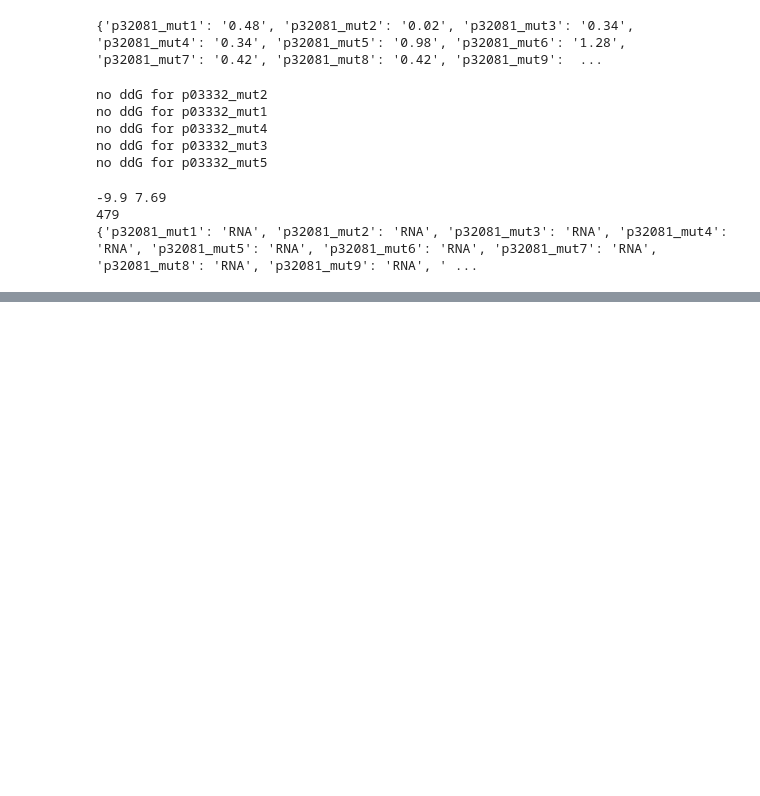
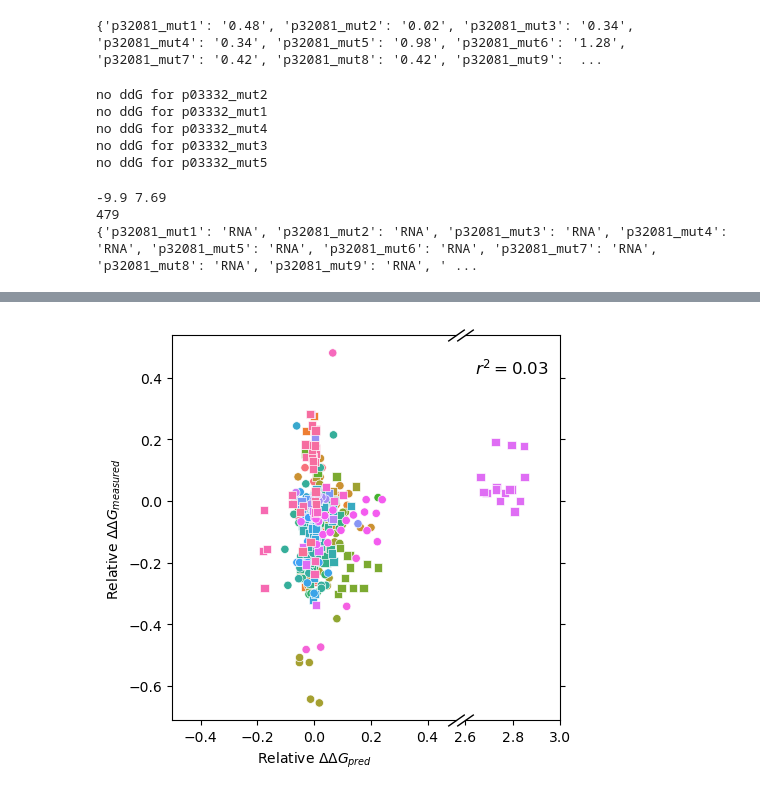
Before and after one commit to hockyg/af3_protein_nucleic_md_pipeline, a Jupyter notebook: analyze_protein_rna_interactions.ipynb, the cells around one changed output, grey strips where cells are left out. Saved outputs shown, nothing was run; the diff lists cells and outputs as text; code cells hidden in the pictures; blank space fills up the shorter version.

```diff
--- a/analyze_protein_rna_interactions.ipynb
+++ b/analyze_protein_rna_interactions.ipynb
@@ -140,0 +159,33 @@ Text(0, 0.5, '$\\Delta \\Delta G_{measured}$ (kcal/mol) (?)')
+# %%
+fig, (ax1, ax2) = plt.subplots(1, 2, sharey=True, width_ratios=[3, 1], figsize=(5,5))
+fig.subplots_adjust(wspace=0.05)  # adjust space between Axes
+sns.scatterplot(data=results_df, x='frac_ddG', y='frac_ddG_measured', hue='uniprot_id', style='nuc_type', markers={'DNA':'s','RNA':'o'}, ax=ax1)
+sns.scatterplot(data=results_df, x='frac_ddG', y='frac_ddG_measured', hue='uniprot_id', style='nuc_type', markers={'DNA':'s','RNA':'o'}, ax=ax2)
+ax1.legend().remove()
+ax2.legend().remove()
+ax1.set_xlim(-0.5,0.5)
+ax2.set_xlim(2.6,3)
+
+# hide the spines between ax and ax2
+ax1.spines.right.set_visible(False)
+ax2.spines.left.set_visible(False)
+#ax1.yaxis.tick_top()
+ax1.tick_params(labelright=False)  # don't put tick labels at the top
+ax2.yaxis.tick_right()
+#
+ax1.set_ylabel("Relative $\Delta \Delta G_{measured}$")
+ax1.set_xlabel("Relative $\Delta \Delta G_{pred}$")
+ax2.set_xlabel("")
+
+
+d = .7  # proportion of vertical to horizontal extent of the slanted line
+kwargs = dict(marker=[(-1, -d), (1, d)], markersize=12,
+              linestyle="none", color='k', mec='k', mew=1, clip_on=False)
+ax1.plot([1, 1], [0, 1], transform=ax1.transAxes, **kwargs)
+ax2.plot([0, 0], [1, 0], transform=ax2.transAxes, **kwargs)
+
+plt.text(0.1,0.9,f"$r^2 = {corr**2:.2f}$",transform=plt.gca().transAxes,fontsize=12)
+plt.savefig(os.path.join(results_dir,"relative_ddG_pred_vs_measured.png"),dpi=300)
+#plt.tight_layout()
+# %% [output]
+[figure, added]
```
Also changed, not shown: parts of 4 cells of this notebook.
